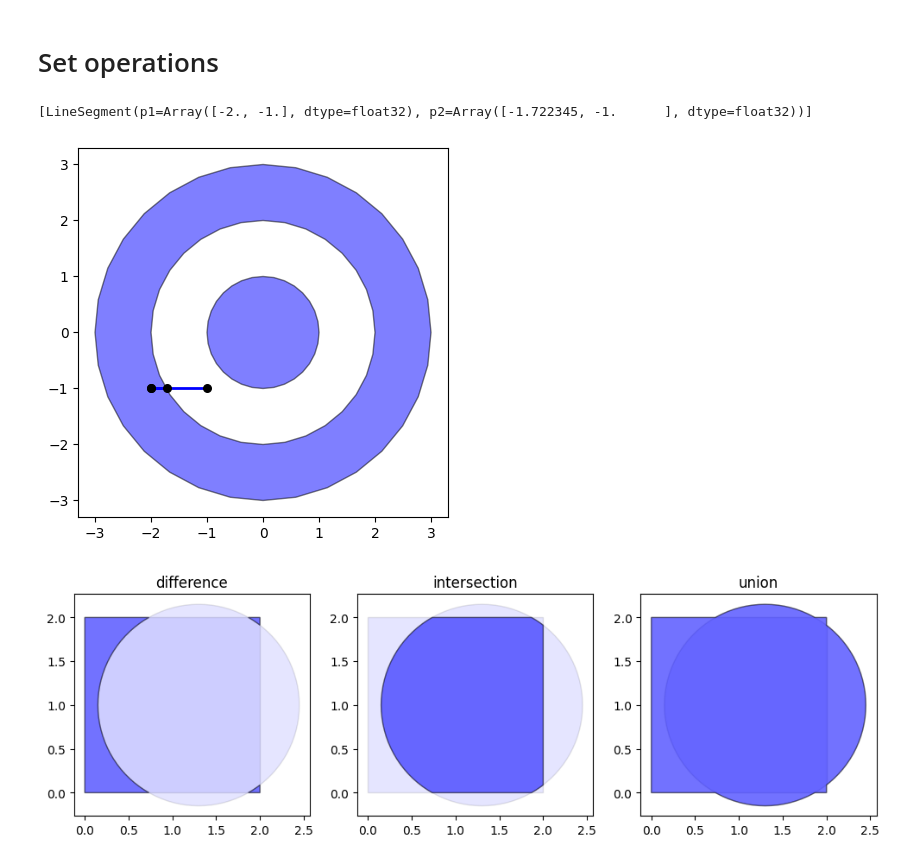
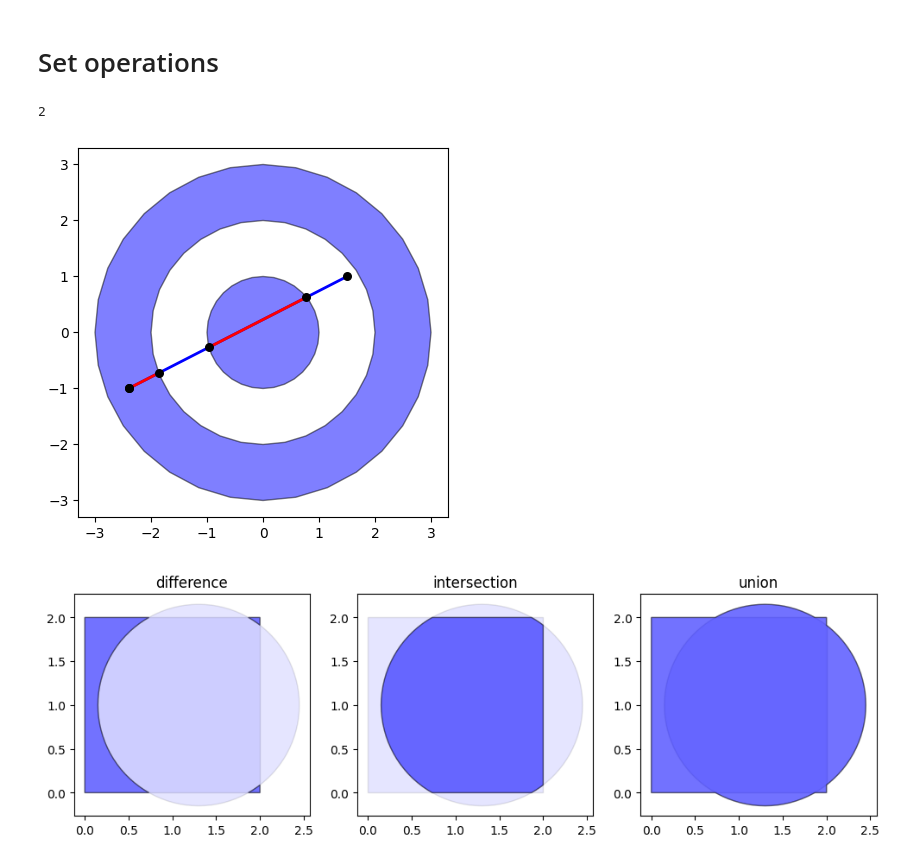
Before and after one commit to seekjim20/dshape, a Jupyter notebook: examples/demo.ipynb, the cells around one changed output. Drawn from its saved outputs; the diff is of its cells as text; code cells hidden in the pictures.

```diff
--- a/examples/demo.ipynb
+++ b/examples/demo.ipynb
@@ -82,23 +82,23 @@ p4.plot();
 # %% [markdown]
 # Set operations
 # %%
-l1 = dshape.geometry.LineSegment([-2.0, -1.0], [-1.0, -1.0])#2.0, 1.5])
+l1 = dshape.geometry.LineSegment([-2.4, -1.0], [1.5, 1.0])
 p1 = dshape.geometry.Circle((0, 0), 1.0)
 p2 = dshape.geometry.Circle((0, 0), 2.0)
 p3 = dshape.geometry.Circle((0, 0), 3.0)
-p4 = dshape.geometry.Polygon.from_exteriors_interiors([p3, p1], [p2])
+p4 = dshape.geometry.Polygon.from_exteriors_interiors([p1, p3], [p2])
 intersection = l1.intersection(p4)
-print(intersection)
+print(len(intersection))
 
 fig, ax = plt.subplots()
 p4.plot(ax)
 l1.plot(ax)
 for seg in intersection:
-    seg.plot(ax)
+    seg.plot(ax, color='red')
 plt.show()
 # %% [output]
-[LineSegment(p1=Array([-2., -1.], dtype=float32), p2=Array([-1.722345, -1.      ], dtype=float32))]
+2
-[figure, old version]
+[figure, new version]
 # %%
 p1 = dshape.geometry.Rectangle(0.0, 0.0, 2.0, 2.0)
 p2 = dshape.geometry.Circle((1.3, 1.0), 1.15, num_edges=100)
```
Also changed, not shown: parts of 2 cells of this notebook, 3 other files.
